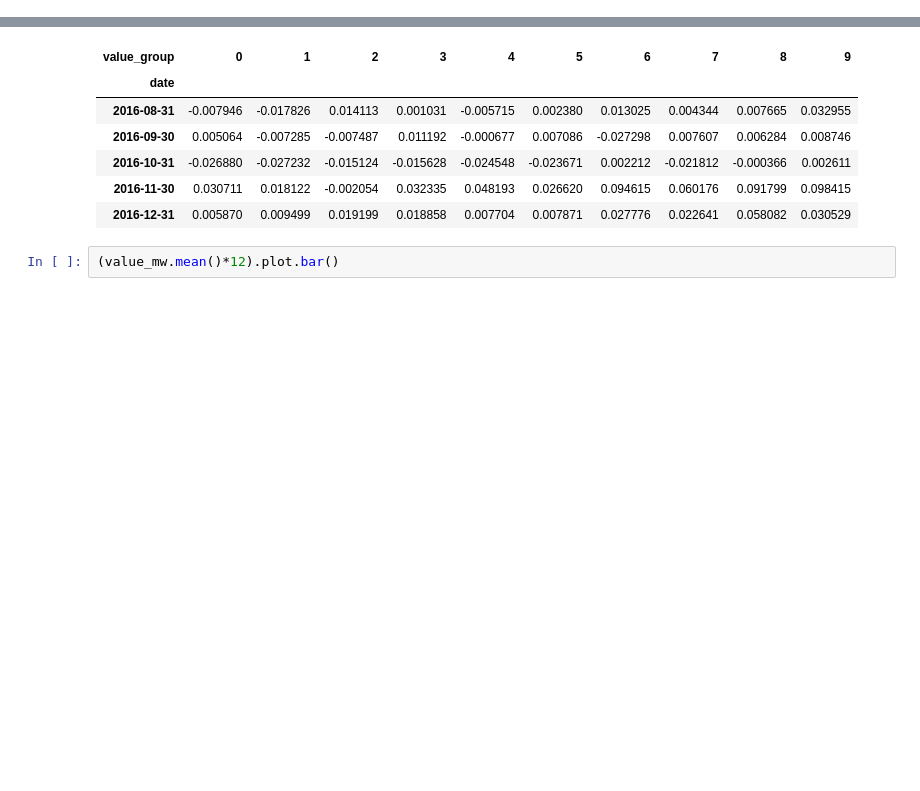
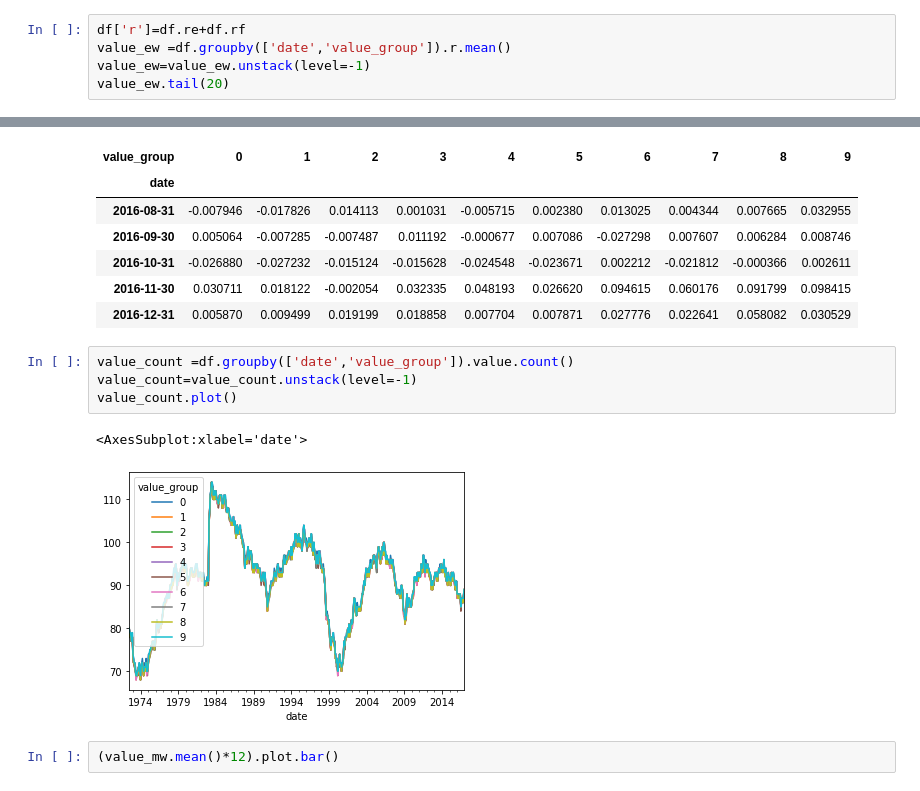
Before and after one commit to amoreira2/Lectures, a Jupyter notebook: chapters/Finance/Valueinvesting.ipynb, the cells around one changed output, grey strips where cells are left out. Drawn from its saved outputs; the diff is of its cells as text; blank space fills up the shorter version.

```diff
--- a/chapters/Finance/Valueinvesting.ipynb
+++ b/chapters/Finance/Valueinvesting.ipynb
@@ -249,0 +252,5 @@ Before forming portfolios we will use the risk-free rate so we form fully invest
+# %%
+df['r']=df.re+df.rf
+value_ew =df.groupby(['date','value_group']).r.mean()
+value_ew=value_ew.unstack(level=-1)
+value_ew.tail(20)
@@ -260,6 +288,13 @@ value_mw.tail(5)
 | 2016-10-31 | -0.026880 | -0.027232 | -0.015124 | -0.015628 | -0.024548 | -0.023671 | 0.002212 | -0.021812 | -0.000366 | 0.002611 |
 | 2016-11-30 | 0.030711 | 0.018122 | -0.002054 | 0.032335 | 0.048193 | 0.026620 | 0.094615 | 0.060176 | 0.091799 | 0.098415 |
 | 2016-12-31 | 0.005870 | 0.009499 | 0.019199 | 0.018858 | 0.007704 | 0.007871 | 0.027776 | 0.022641 | 0.058082 | 0.030529 |
+# %%
+value_count =df.groupby(['date','value_group']).value.count()
+value_count=value_count.unstack(level=-1)
+value_count.plot()
+# %% [output]
+<AxesSubplot:xlabel='date'>
+[figure, added]
 # %%
 (value_mw.mean()*12).plot.bar()
 # %% [output]
```
Also changed, not shown: parts of 10 cells of this notebook.
